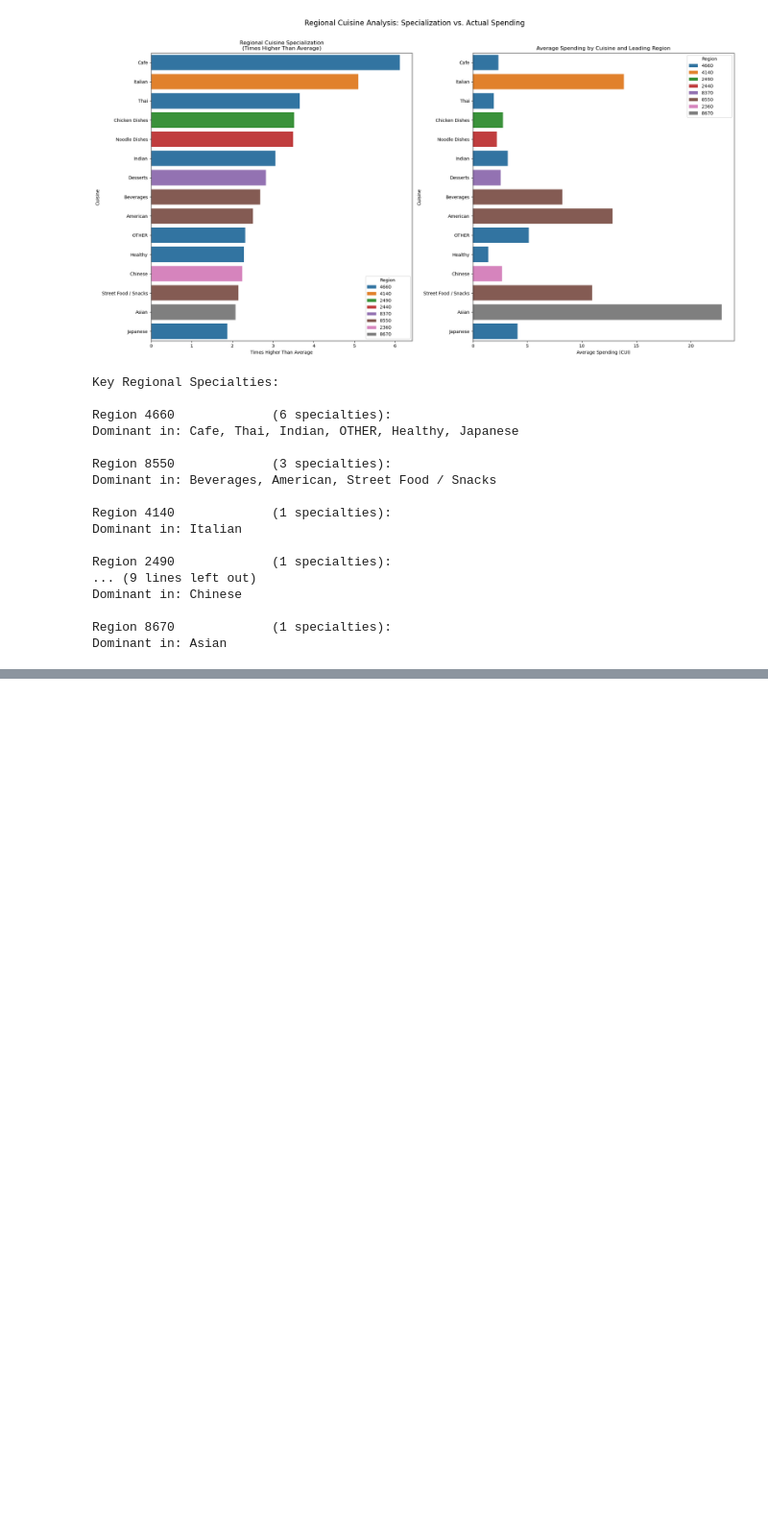
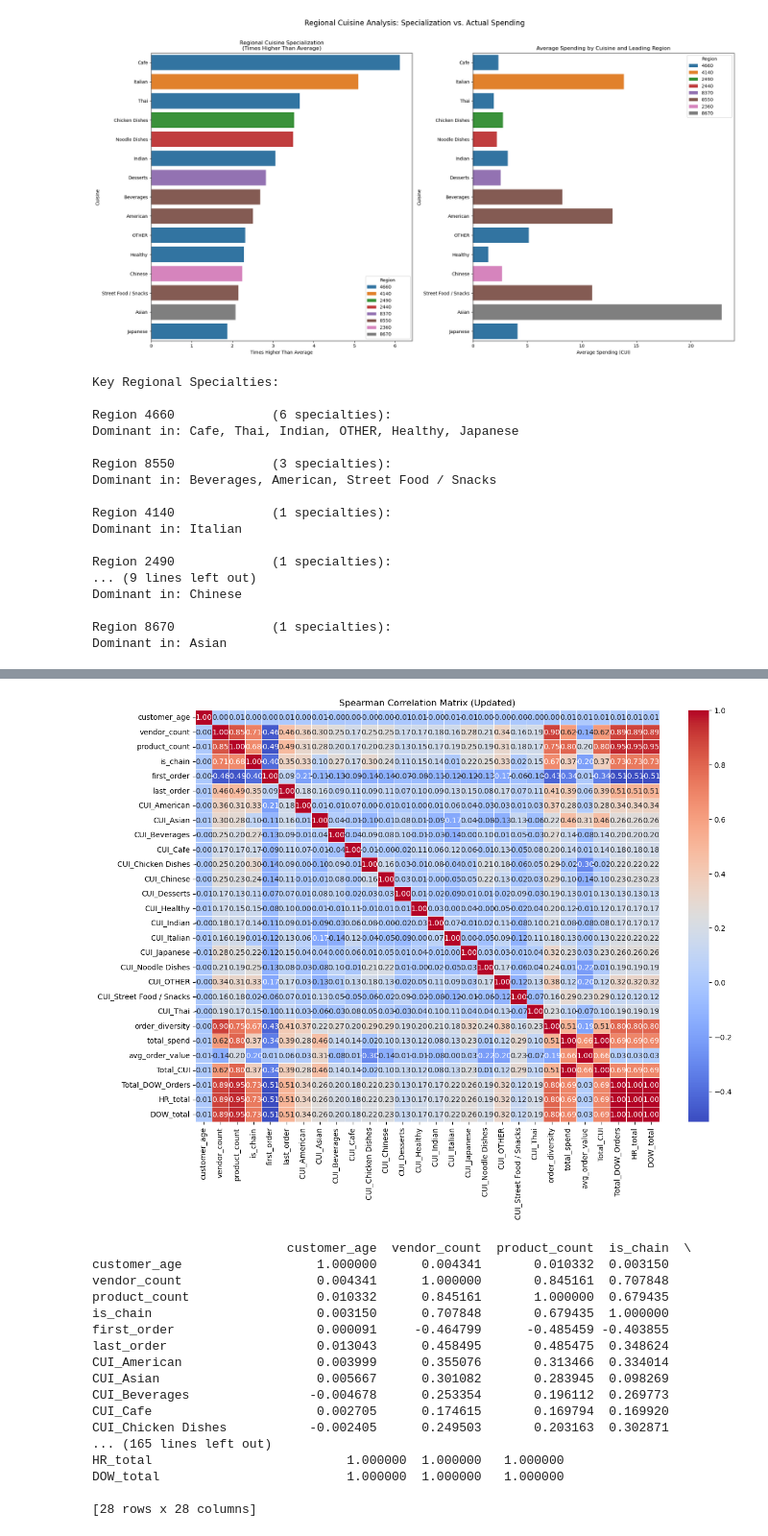
Before and after one commit to scarlson-sketch/Customer_Segmentation_Delivery_App, a Jupyter notebook: src/notebooks/DM_50.ipynb, the cells around one changed output, grey strips where cells are left out. Shown at 96% size. Saved outputs shown, nothing was run; the diff lists cells and outputs as text; code cells hidden in the pictures; blank space fills up the shorter version.

```diff
--- a/src/notebooks/DM_50.ipynb
+++ b/src/notebooks/DM_50.ipynb
@@ -1173,0 +1229,46 @@ Dominant in: Asian
+# %%
+# Select only numerical columns
+numerical_df = df.select_dtypes(include=[np.number])
+
+# Compute the Spearman correlation matrix
+spearman_corr_matrix = numerical_df.corr(method='spearman')
+
+# Sum more appearing columns to one of each type
+# For example, summing all 'HR_' columns to 'HR_total'
+hr_columns = [col for col in numerical_df.columns if col.startswith('HR_')]
+numerical_df['HR_total'] = numerical_df[hr_columns].sum(axis=1)
+
+# Similarly, summing all 'DOW_' columns to 'DOW_total'
+dow_columns = [col for col in numerical_df.columns if col.startswith('DOW_')]
+numerical_df['DOW_total'] = numerical_df[dow_columns].sum(axis=1)
+
+# Drop the individual 'HR_' and 'DOW_' columns
+numerical_df = numerical_df.drop(columns=hr_columns + dow_columns)
+
+# Compute the Spearman correlation matrix again with the updated dataframe
+spearman_corr_matrix_updated = numerical_df.corr(method='spearman')
+plt.figure(figsize=(14, 10))
+sns.heatmap(spearman_corr_matrix_updated, annot=True, cmap='coolwarm', fmt='.2f', linewidths=0.5)
+plt.title('Spearman Correlation Matrix (Updated)')
+plt.show()
+# Display the updated Spearman correlation matrix
+print(spearman_corr_matrix_updated)
+# %% [output]
+[figure, added]
+                          customer_age  vendor_count  product_count  is_chain  \
+customer_age                  1.000000      0.004341       0.010332  0.003150
+vendor_count                  0.004341      1.000000       0.845161  0.707848
+product_count                 0.010332      0.845161       1.000000  0.679435
+is_chain                      0.003150      0.707848       0.679435  1.000000
+first_order                   0.000091     -0.464799      -0.485459 -0.403855
+last_order                    0.013043      0.458495       0.485475  0.348624
+CUI_American                  0.003999      0.355076       0.313466  0.334014
+CUI_Asian                     0.005667      0.301082       0.283945  0.098269
+CUI_Beverages                -0.004678      0.253354       0.196112  0.269773
+CUI_Cafe                      0.002705      0.174615       0.169794  0.169920
+CUI_Chicken Dishes           -0.002405      0.249503       0.203163  0.302871
+... (165 lines left out)
+HR_total                          1.000000  1.000000   1.000000
+DOW_total                         1.000000  1.000000   1.000000
+
+[28 rows x 28 columns]
```
Also changed, not shown: parts of 1 cell of this notebook.
